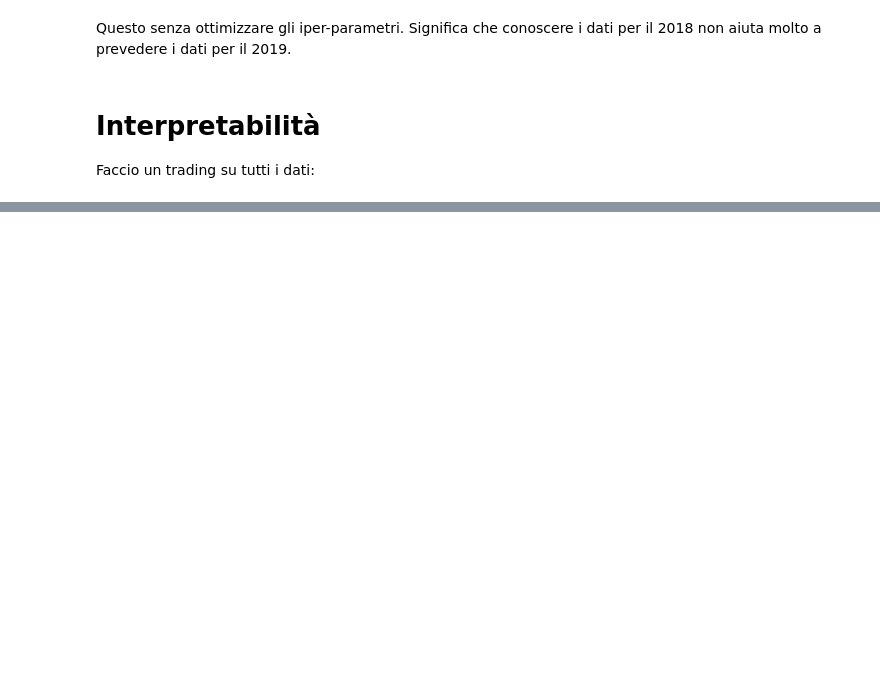
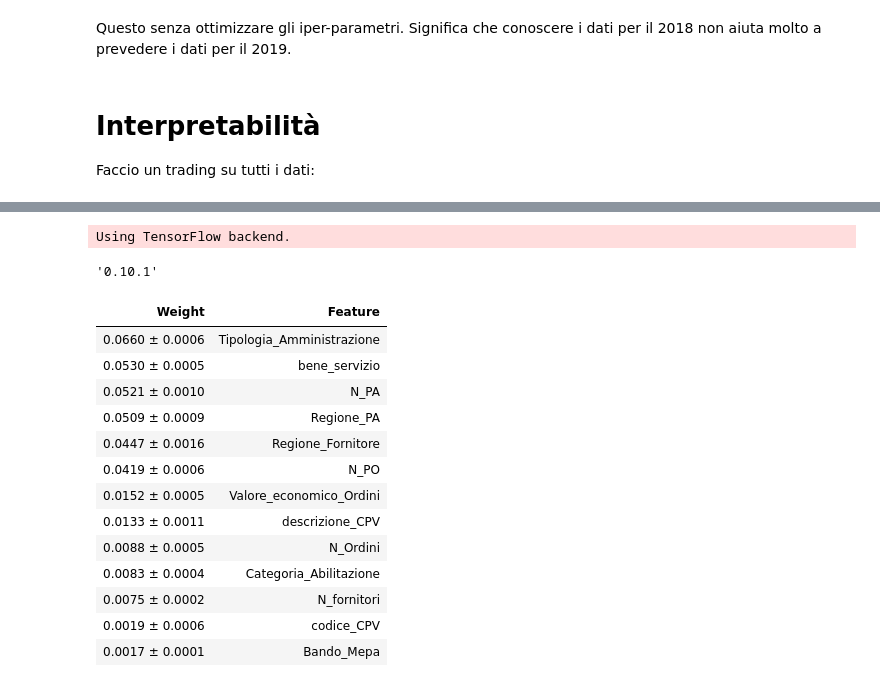
Before and after one commit to marcocarnini/DS2, a Jupyter notebook: scripts/Riassunto.ipynb, the cells around one changed output, grey strips where cells are left out. Drawn from its saved outputs; the diff is of its cells as text; code cells hidden in the pictures; blank space fills up the shorter version.

```diff
--- a/scripts/Riassunto.ipynb
+++ b/scripts/Riassunto.ipynb
@@ -398,0 +399,29 @@ model = XGBClassifier(random_state=2020).fit(X, Y)
+# %%
+import eli5
+
+
+eli5.__version__
+# %% [output]
+Using TensorFlow backend.
+'0.10.1'
+# %%
+from eli5.sklearn import PermutationImportance
+
+
+perm = PermutationImportance(model, random_state=2020).fit(X, Y)
+eli5.show_weights(perm, feature_names = X.columns.tolist())
+# %% [output]
+| Weight | Feature |
+| 0.0660 ± 0.0006 | Tipologia_Amministrazione |
+| 0.0530 ± 0.0005 | bene_servizio |
+| 0.0521 ± 0.0010 | N_PA |
+| 0.0509 ± 0.0009 | Regione_PA |
+| 0.0447 ± 0.0016 | Regione_Fornitore |
+| 0.0419 ± 0.0006 | N_PO |
+| 0.0152 ± 0.0005 | Valore_economico_Ordini |
+| 0.0133 ± 0.0011 | descrizione_CPV |
+| 0.0088 ± 0.0005 | N_Ordini |
+| 0.0083 ± 0.0004 | Categoria_Abilitazione |
+| 0.0075 ± 0.0002 | N_fornitori |
+| 0.0019 ± 0.0006 | codice_CPV |
+| 0.0017 ± 0.0001 | Bando_Mepa |
```
Also changed, not shown: parts of 18 cells of this notebook, 1 other file.
